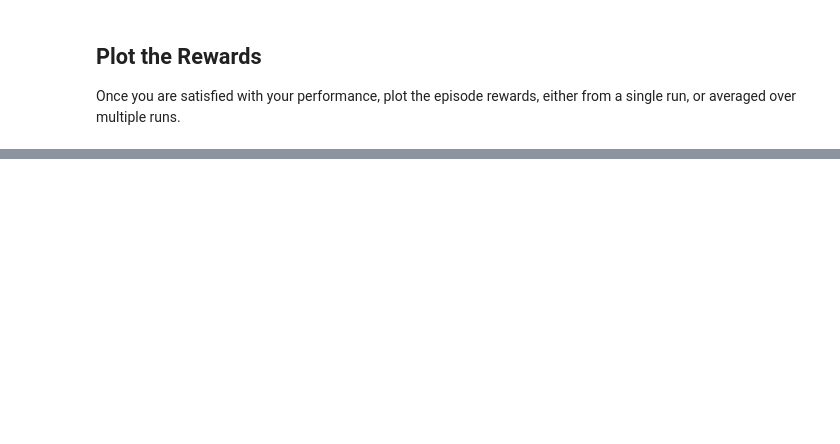
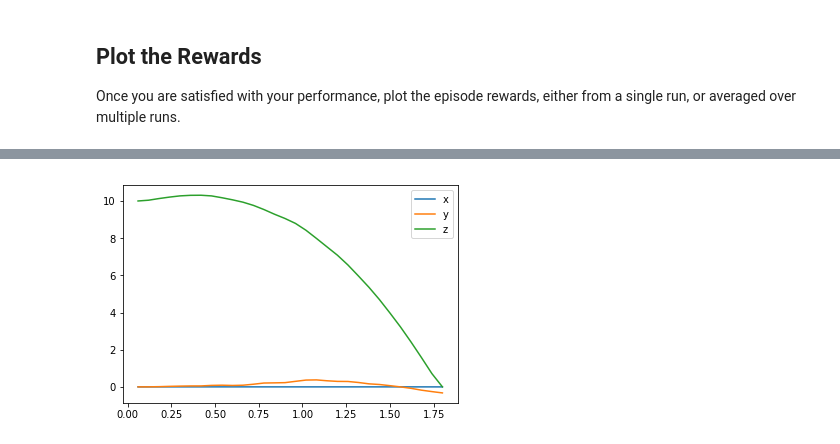
Before and after one commit to Zenardi/deep-learning, a Jupyter notebook: Quadcopter/Quadcopter_Project.ipynb, the cells around one changed output, grey strips where cells are left out. Cells and saved outputs as stored; diff of their text form; code cells hidden in the pictures; blank space fills up the shorter version.

```diff
--- a/Quadcopter/Quadcopter_Project.ipynb
+++ b/Quadcopter/Quadcopter_Project.ipynb
@@ -331,0 +342,12 @@ p1 = df.rolling(window=25).mean().plot(legend=False)
+# %%
+# Plot position for top result
+for iE, e in enumerate(resultIndices):
+    res = results[e]
+
+    plt.plot(res['time'], res['x'], label='x')
+    plt.plot(res['time'], res['y'], label='y')
+    plt.plot(res['time'], res['z'], label='z')
+    plt.legend()
+    _ = plt.ylim()
+# %% [output]
+[figure, added]
```
Also changed, not shown: parts of 21 cells of this notebook, 45 other files.
